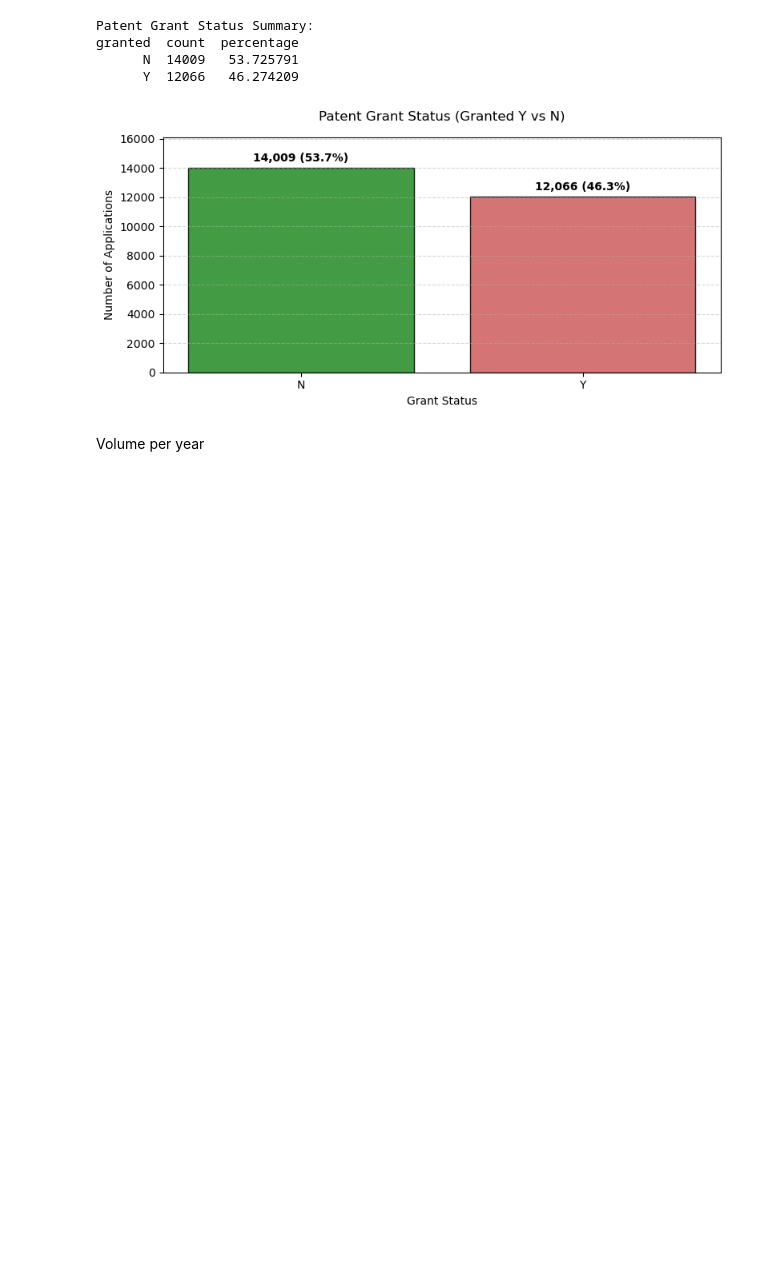
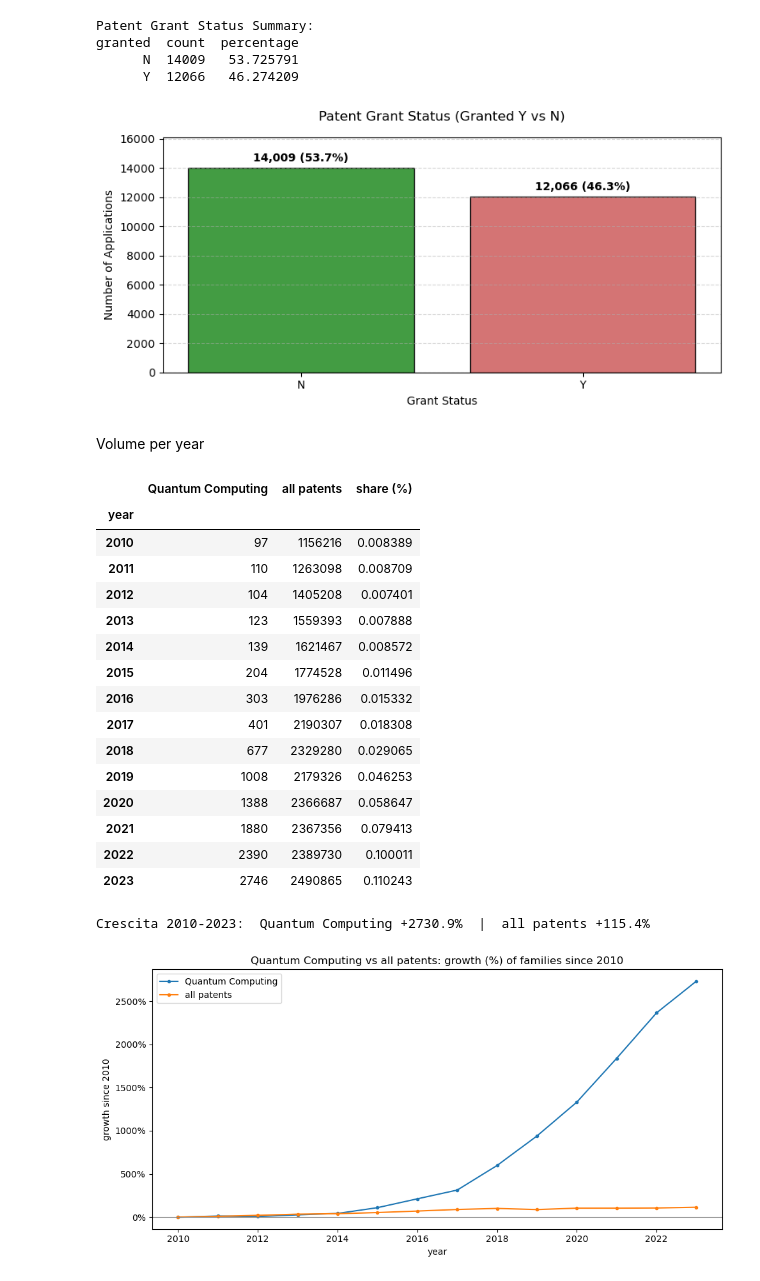
Before and after one commit to LudovicaIvaldi/Group15_innovation, a Jupyter notebook: step1.ipynb, the cells around one changed output. Drawn from its saved outputs; the diff is of its cells as text; code cells hidden in the pictures; blank space fills up the shorter version.

```diff
--- a/step1.ipynb
+++ b/step1.ipynb
@@ -297,3 +297,67 @@ granted  count  percentage
 [figure]
 # %% [markdown]
 Volume per year
+# %%
+# Family per anno: Quantum Computing vs tutte le family di PATSTAT
+from matplotlib.ticker import PercentFormatter
+
+LAST_COMPLETE_YEAR = 2023  # gli ultimi anni in PATSTAT sono incompleti: esclusi dalla crescita
+
+def families_per_year(only_sector):
+    # anno della family = earliest_filing_year minimo tra le sue application
+    fam = db.query(
+        TLS201_APPLN.docdb_family_id.label("fid"),
+        func.min(TLS201_APPLN.earliest_filing_year).label("year"),
+    ).filter(TLS201_APPLN.ipr_type == IPR_TYPE, TLS201_APPLN.docdb_family_id > 0)
+    if only_sector:
+        fam = fam.filter(TLS201_APPLN.docdb_family_id.in_(family_ids))
+    fam = fam.group_by(TLS201_APPLN.docdb_family_id).subquery()
+
+    q = (db.query(fam.c.year, func.count().label("n"))
+         .filter(fam.c.year.between(START_YEAR, END_YEAR))
+         .group_by(fam.c.year))
+    return patstat.df(q).set_index("year")["n"]
+
+yearly = pd.DataFrame({
+    SECTOR_NAME: families_per_year(True),
+    "all patents": families_per_year(False),
+}).sort_index()
+yearly["share (%)"] = yearly[SECTOR_NAME] / yearly["all patents"] * 100
+display(yearly)
+
+# Crescita (%) di ogni anno rispetto al primo anno
+start, end = START_YEAR, LAST_COMPLETE_YEAR
+cols = [SECTOR_NAME, "all patents"]
+growth = (yearly.loc[start:end, cols] / yearly.loc[start, cols] - 1) * 100
+print(f"Crescita {start}-{end}:  {SECTOR_NAME} {growth.loc[end, SECTOR_NAME]:+.1f}%  |  "
+      f"all patents {growth.loc[end, 'all patents']:+.1f}%")
+
+fig, ax = plt.subplots(figsize=(10, 5))
+for c in cols:
+    ax.plot(growth.index, growth[c], marker="o", ms=3, label=c)
+ax.axhline(0, color="grey", lw=0.8)
+ax.set(title=f"{SECTOR_NAME} vs all patents: growth (%) of families since {start}",
+       xlabel="year", ylabel=f"growth since {start}")
+ax.yaxis.set_major_formatter(PercentFormatter(100))
+ax.legend()
+plt.tight_layout()
+plt.show()
+# %% [output]
+|  | Quantum Computing | all patents | share (%) |
+| year |  |  |  |
+| 2010 | 97 | 1156216 | 0.008389 |
+| 2011 | 110 | 1263098 | 0.008709 |
+| 2012 | 104 | 1405208 | 0.007401 |
+| 2013 | 123 | 1559393 | 0.007888 |
+| 2014 | 139 | 1621467 | 0.008572 |
+| 2015 | 204 | 1774528 | 0.011496 |
+| 2016 | 303 | 1976286 | 0.015332 |
+| 2017 | 401 | 2190307 | 0.018308 |
+| 2018 | 677 | 2329280 | 0.029065 |
+| 2019 | 1008 | 2179326 | 0.046253 |
+| 2020 | 1388 | 2366687 | 0.058647 |
+| 2021 | 1880 | 2367356 | 0.079413 |
+| 2022 | 2390 | 2389730 | 0.100011 |
+| 2023 | 2746 | 2490865 | 0.110243 |
+Crescita 2010-2023:  Quantum Computing +2730.9%  |  all patents +115.4%
+[figure, added]
```
Also changed, not shown: parts of 12 cells of this notebook.
